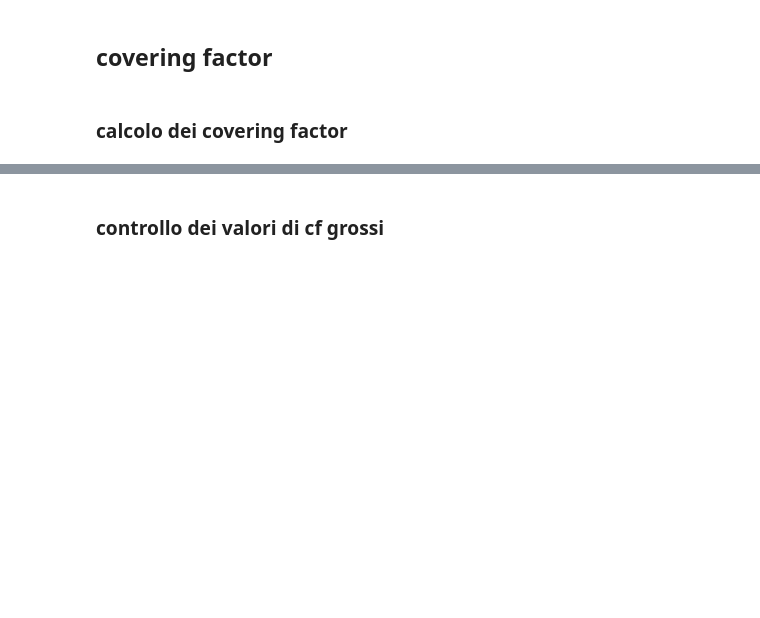
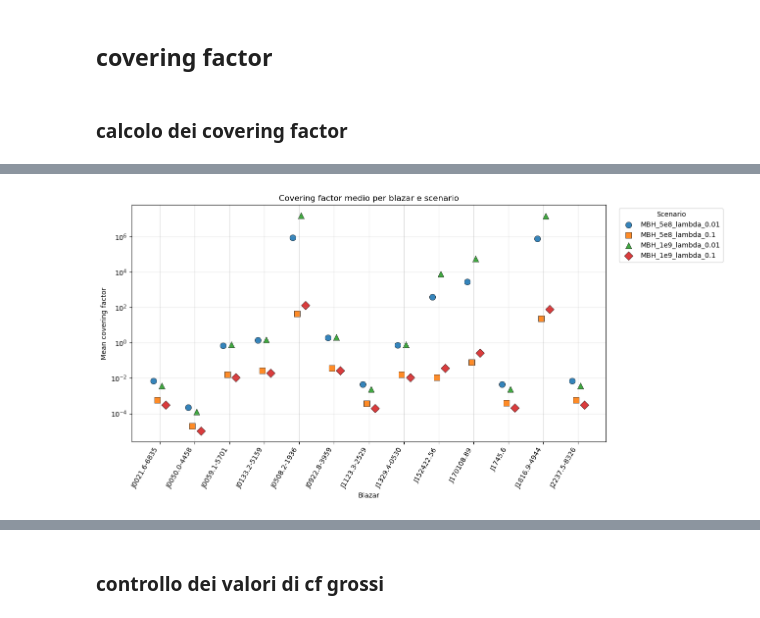
Before and after one commit to maddaba/Programmi_per_tesi, a Jupyter notebook: PRIMA_PARTE_calcolo_cf.ipynb, the cells around one changed output, grey strips where cells are left out. Cells and saved outputs as stored; diff of their text form; code cells hidden in the pictures; blank space fills up the shorter version.

```diff
--- a/PRIMA_PARTE_calcolo_cf.ipynb
+++ b/PRIMA_PARTE_calcolo_cf.ipynb
@@ -598,0 +621,98 @@ plt.show()
+# %%
+# =========================
+# Grafico del covering factor medio per blazar e scenario
+# =========================
+
+df_cf_plot = df_risultati_finali.copy()
+
+df_cf_plot["covering_factor"] = pd.to_numeric(df_cf_plot["covering_factor"], errors="coerce")
+
+df_cf_plot = df_cf_plot[
+    df_cf_plot["covering_factor"].notna() &
+    (df_cf_plot["covering_factor"] > 0)
+].copy()
+
+# media del covering factor per blazar e scenario
+df_cf_mean = (
+    df_cf_plot
+    .groupby(["label", "scenario", "MBH_solar", "lambda_edd"], as_index=False)
+    .agg(
+        Cf_mean=("covering_factor", "mean"),
+        Cf_std=("covering_factor", "std"),
+        N_linee=("covering_factor", "count")
+    )
+)
+
+ordine_scenari = [s["scenario"] for s in SCENARI]
+blazar_unici = df_cf_mean["label"].drop_duplicates().tolist()
+
+# posizione x dei blazar
+x_map = {blazar: i for i, blazar in enumerate(blazar_unici)}
+
+# offset per separare i 4 scenari
+offset_map = {
+    "MBH_5e8_lambda_0.01": -0.18,
+    "MBH_5e8_lambda_0.1":  -0.06,
+    "MBH_1e9_lambda_0.01":  0.06,
+    "MBH_1e9_lambda_0.1":   0.18,
+}
+
+# marker per scenario
+marker_map = {
+    "MBH_5e8_lambda_0.01": "o",
+    "MBH_5e8_lambda_0.1":  "s",
+    "MBH_1e9_lambda_0.01": "^",
+    "MBH_1e9_lambda_0.1":  "D",
+}
+
+# colori per scenario
+color_map = {
+    "MBH_5e8_lambda_0.01": "tab:blue",
+    "MBH_5e8_lambda_0.1":  "tab:orange",
+    "MBH_1e9_lambda_0.01": "tab:green",
+    "MBH_1e9_lambda_0.1":  "tab:red",
+}
+
+df_cf_mean["x_base"] = df_cf_mean["label"].map(x_map)
+df_cf_mean["x"] = df_cf_mean["x_base"] + df_cf_mean["scenario"].map(offset_map)
+
+fig, ax = plt.subplots(figsize=(13, 6.5))
+
+# punti
+for scenario in ordine_scenari:
+    df_s = df_cf_mean[df_cf_mean["scenario"] == scenario].copy()
+
+    if df_s.empty:
+        continue
+
+    ax.scatter(
+        df_s["x"],
+        df_s["Cf_mean"],
+        color=color_map[scenario],
+        marker=marker_map[scenario],
+        s=80,
+        edgecolors="black",
+        linewidths=0.5,
+        alpha=0.9,
+        label=scenario
+    )
+
+# linee verticali leggere per separare i blazar
+for i in range(len(blazar_unici)):
+    ax.axvline(i, color="gray", alpha=0.08, lw=1)
+
+ax.set_xticks(range(len(blazar_unici)))
+ax.set_xticklabels(blazar_unici, rotation=60, ha="right")
+
+ax.set_yscale("log")
+ax.set_xlabel("Blazar")
+ax.set_ylabel("Mean covering factor")
+ax.set_title("Covering factor medio per blazar e scenario")
+ax.grid(True, which="both", alpha=0.25)
+
+ax.legend(title="Scenario", bbox_to_anchor=(1.02, 1), loc="upper left")
+
+plt.tight_layout()
+plt.show()
+# %% [output]
+[figure, added]
```
Also changed, not shown: parts of 33 cells of this notebook, 2 other files.
